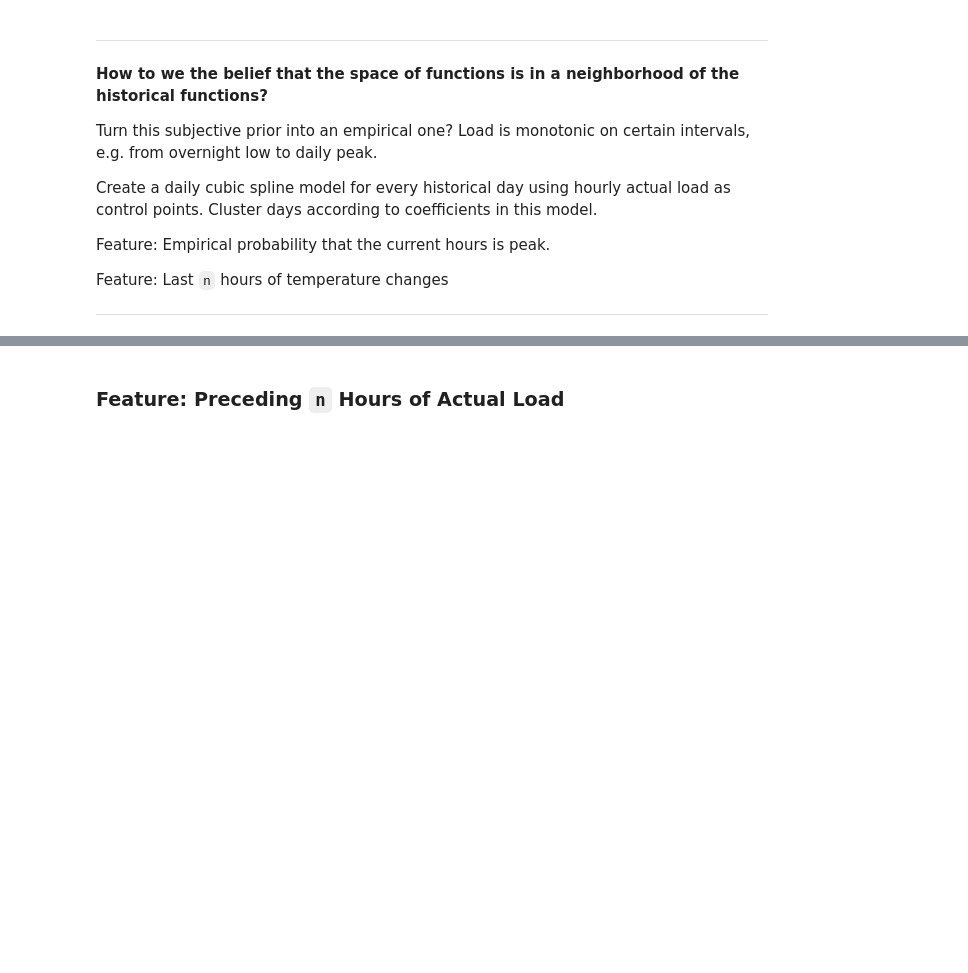
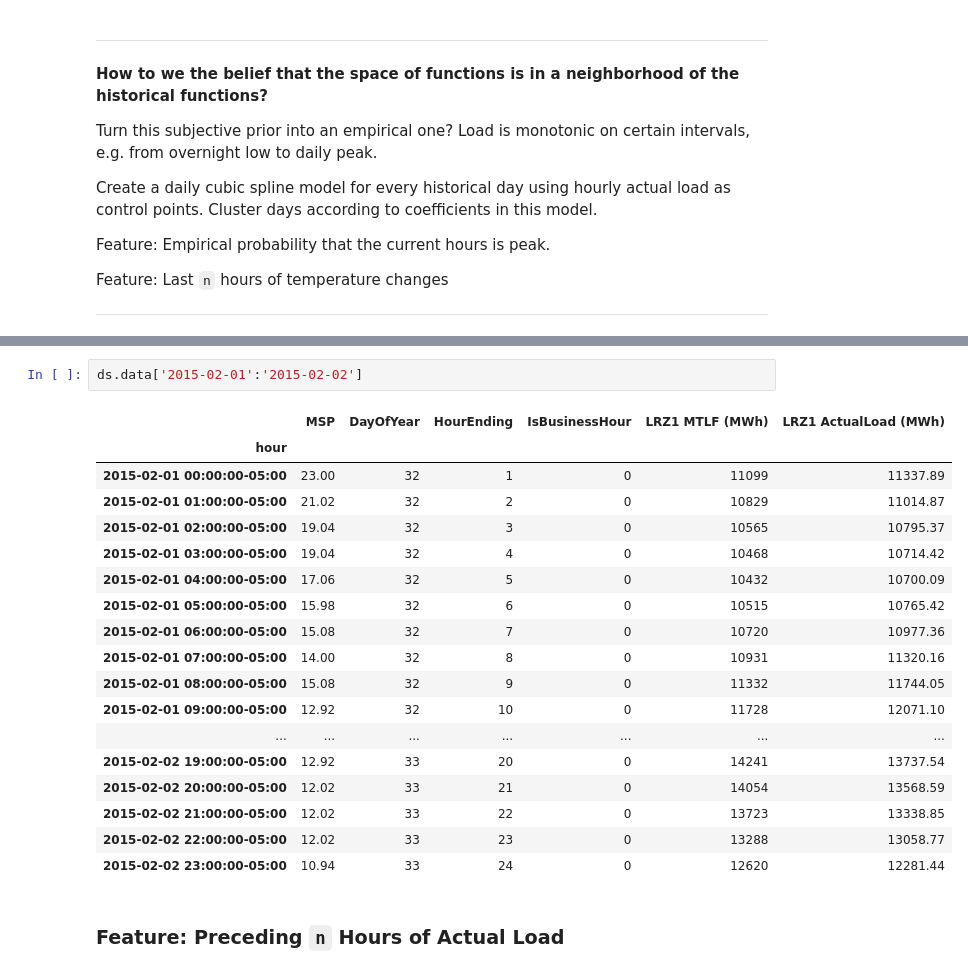
Before and after one commit to caindy/mml, a Jupyter notebook: 03_explore_features.ipynb, the cells around one changed output, grey strips where cells are left out. Cells and saved outputs as stored; diff of their text form; blank space fills up the shorter version.

```diff
--- a/03_explore_features.ipynb
+++ b/03_explore_features.ipynb
@@ -40,3 +69,24 @@ ds.data.head()
+# %%
+ds.data['2015-02-01':'2015-02-02']
+# %% [output]
+|  | MSP | DayOfYear | HourEnding | IsBusinessHour | LRZ1 MTLF (MWh) | LRZ1 ActualLoad (MWh) |
+| hour |  |  |  |  |  |  |
+| 2015-02-01 00:00:00-05:00 | 23.00 | 32 | 1 | 0 | 11099 | 11337.89 |
+| 2015-02-01 01:00:00-05:00 | 21.02 | 32 | 2 | 0 | 10829 | 11014.87 |
+| 2015-02-01 02:00:00-05:00 | 19.04 | 32 | 3 | 0 | 10565 | 10795.37 |
+| 2015-02-01 03:00:00-05:00 | 19.04 | 32 | 4 | 0 | 10468 | 10714.42 |
+| 2015-02-01 04:00:00-05:00 | 17.06 | 32 | 5 | 0 | 10432 | 10700.09 |
+| 2015-02-01 05:00:00-05:00 | 15.98 | 32 | 6 | 0 | 10515 | 10765.42 |
+| 2015-02-01 06:00:00-05:00 | 15.08 | 32 | 7 | 0 | 10720 | 10977.36 |
+| 2015-02-01 07:00:00-05:00 | 14.00 | 32 | 8 | 0 | 10931 | 11320.16 |
+| 2015-02-01 08:00:00-05:00 | 15.08 | 32 | 9 | 0 | 11332 | 11744.05 |
+| 2015-02-01 09:00:00-05:00 | 12.92 | 32 | 10 | 0 | 11728 | 12071.10 |
+| ... | ... | ... | ... | ... | ... | ... |
+| 2015-02-02 19:00:00-05:00 | 12.92 | 33 | 20 | 0 | 14241 | 13737.54 |
+| 2015-02-02 20:00:00-05:00 | 12.02 | 33 | 21 | 0 | 14054 | 13568.59 |
+| 2015-02-02 21:00:00-05:00 | 12.02 | 33 | 22 | 0 | 13723 | 13338.85 |
+| 2015-02-02 22:00:00-05:00 | 12.02 | 33 | 23 | 0 | 13288 | 13058.77 |
+| 2015-02-02 23:00:00-05:00 | 10.94 | 33 | 24 | 0 | 12620 | 12281.44 |
 # %% [markdown]
 ### Feature: Preceding `n` Hours of Actual Load
 # %%
```
Also changed, not shown: parts of 5 cells of this notebook, 3 other files.
